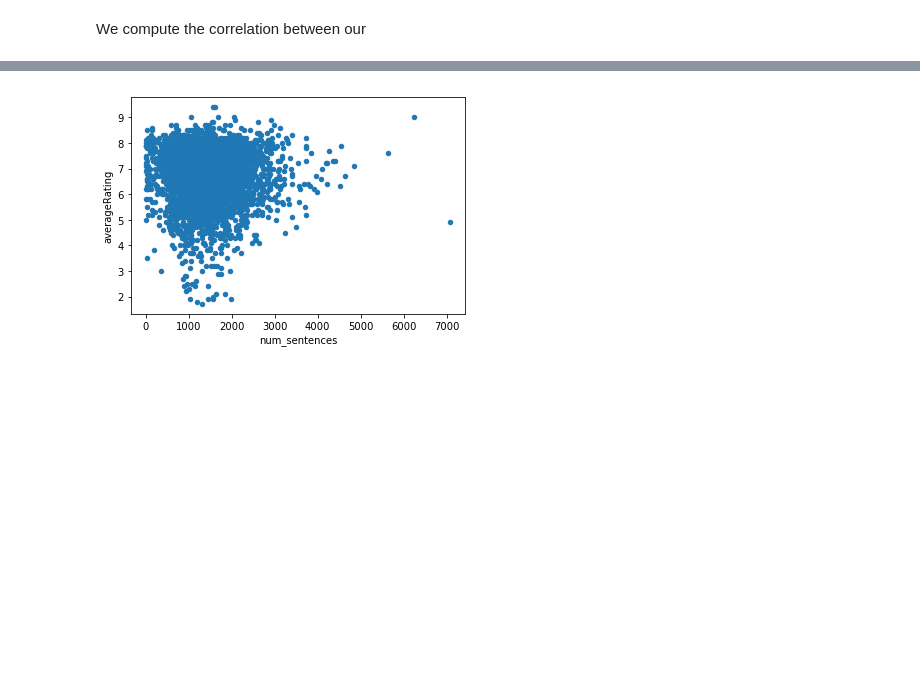
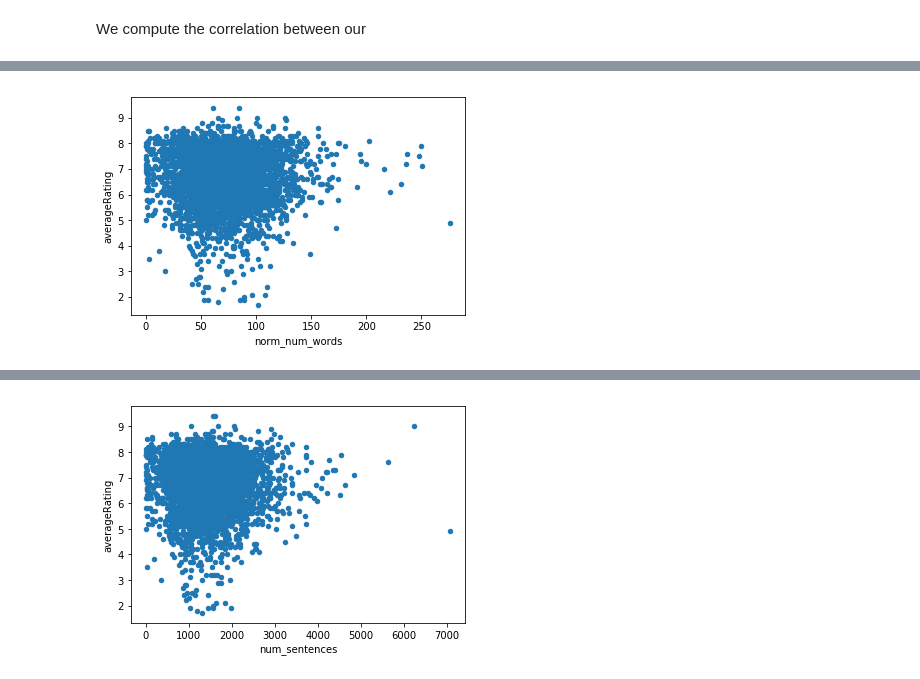
Before and after one commit to Xabitsuki/adamax, a Jupyter notebook: NotebookFinal.ipynb, the cells around one changed output, grey strips where cells are left out. Cells and saved outputs as stored; diff of their text form; code cells hidden in the pictures; blank space fills up the shorter version.

```diff
--- a/NotebookFinal.ipynb
+++ b/NotebookFinal.ipynb
@@ -606,0 +634,4 @@ Name: averageRating, dtype: float64
+# %%
+ax = df_words_ratings_pd.plot.scatter("norm_num_words", "averageRating")
+# %% [output]
+[figure, added]
```
Also changed, not shown: parts of 68 cells of this notebook.
